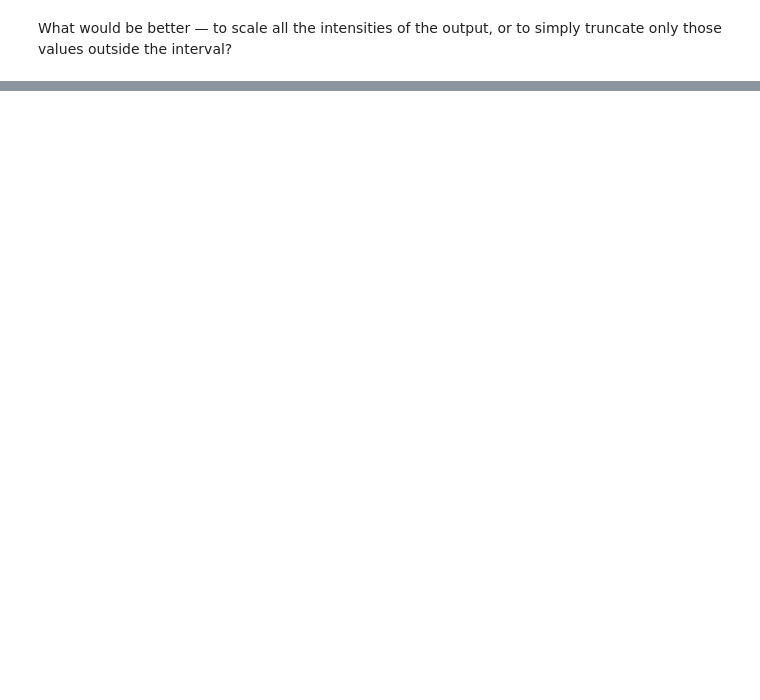
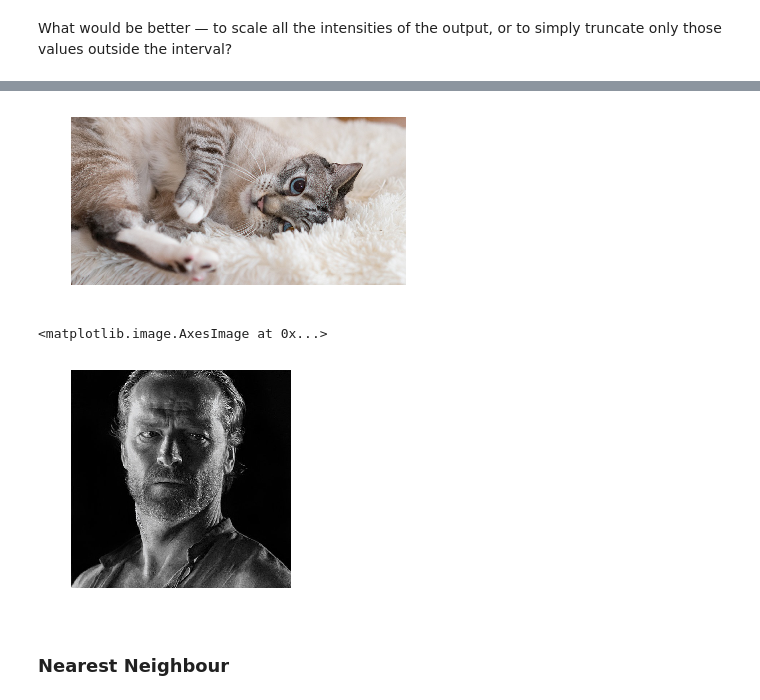
Before and after one commit to Michael-Shepherd/ComputerVision, a Jupyter notebook: Assignment 1.ipynb, the cells around one changed output, grey strips where cells are left out. Cells and saved outputs as stored; diff of their text form; code cells hidden in the pictures; blank space fills up the shorter version.

```diff
--- a/Assignment 1.ipynb
+++ b/Assignment 1.ipynb
@@ -77,0 +82,15 @@ What would be better — to scale all the intensities of the output, or to simpl
+# %%
+cat = plt.imread("cat.jpg")
+jorah = plt.imread("grey.jpg")
+scale = 9
+plt.axis('off')
+plt.imshow(cat)
+plt.show()
+plt.axis('off')
+plt.imshow(jorah)
+# %% [output]
+[figure, added]
+<matplotlib.image.AxesImage at 0x...>
+[figure, added]
+# %% [markdown]
+### Nearest Neighbour
```
Also changed, not shown: parts of 14 cells of this notebook, 1 other file.
